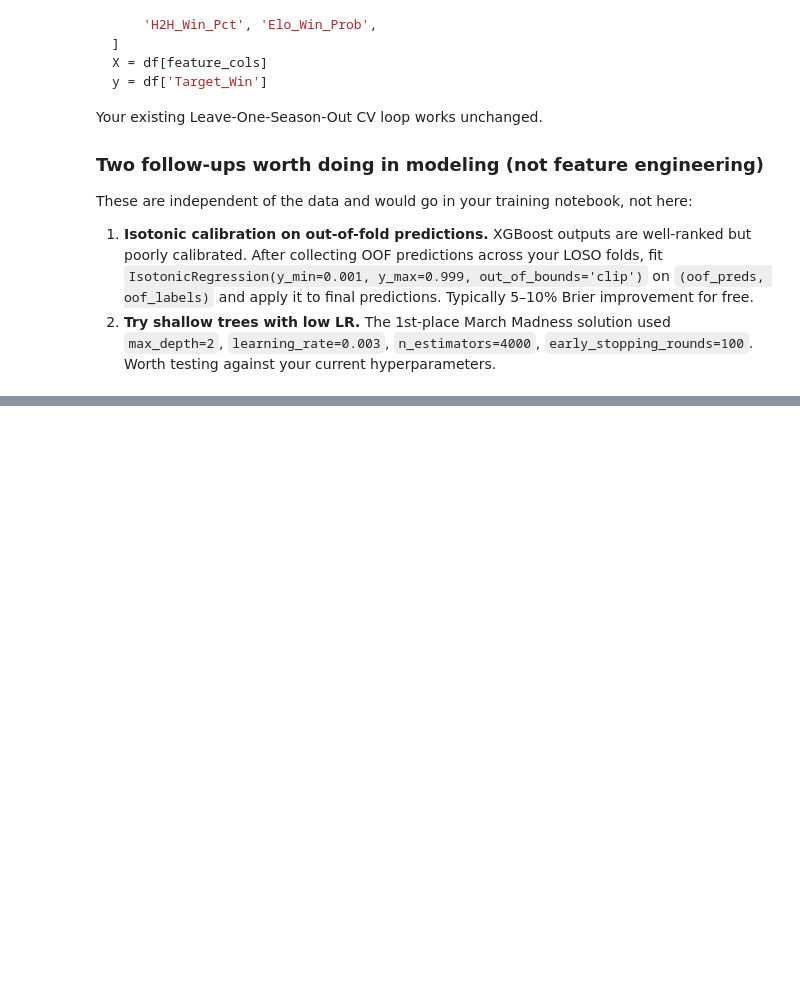
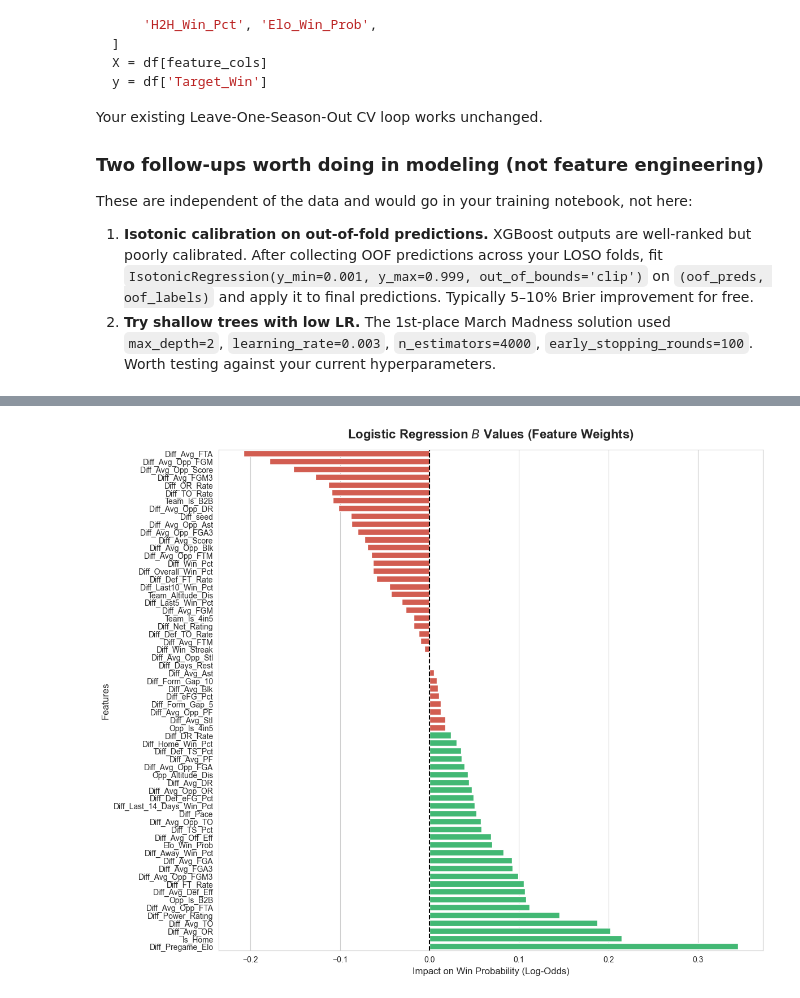
Before and after one commit to fallensnake/IEOR142AProject, a Jupyter notebook: build_features_nba.ipynb, the cells around one changed output, grey strips where cells are left out. Cells and saved outputs as stored; diff of their text form; code cells hidden in the pictures; blank space fills up the shorter version.

Commit message:
Was building logistic regression model for B values and realized the LR model is doing better at predicting than the XGboost

```diff
--- a/build_features_nba.ipynb
+++ b/build_features_nba.ipynb
@@ -728,0 +727,82 @@ Passing `palette` without assigning `hue` is deprecated and will be removed in v
+# %%
+import pandas as pd
+import numpy as np
+import matplotlib.pyplot as plt
+import seaborn as sns
+from sklearn.linear_model import LogisticRegression
+from sklearn.preprocessing import StandardScaler
+
+# ==========================================
+# 1. PREPARE THE ELITE WHITELIST
+# ==========================================
+# The Elite 27 Curated Features
+elite_features = [
+    'Is_Home', 'Team_Altitude_Dis', 'Opp_Altitude_Dis',
+    'Team_Is_B2B', 'Opp_Is_B2B', 'Team_Is_4in5', 'Opp_Is_4in5', 'Diff_Days_Rest',
+    'Elo_Win_Prob', 'Diff_Power_Rating', 'Diff_Net_Rating', 'Diff_Pace',
+    'Diff_eFG_Pct', 'Diff_TS_Pct', 'Diff_OR_Rate', 'Diff_TO_Rate', 'Diff_FT_Rate',
+    'Diff_Def_eFG_Pct', 'Diff_DR_Rate', 'Diff_Def_TO_Rate', 'Diff_Def_FT_Rate', 'Diff_Win_Streak',
+    'Diff_Form_Gap_10', 'Diff_Overall_Win_Pct'
+]
+safe_features = [c for c in df.columns if c.startswith('Diff_')] + elite_features
+# Create a temporary combined dataframe to drop rows cleanly
+temp_df = X.copy()
+temp_df['Target_Win'] = y
+
+# Drop any row that contains a NaN
+clean_df = temp_df.dropna()
+
+print(f"Dropped {len(X) - len(clean_df)} games due to early-season NaNs.")
+
+# Re-split into clean X and y
+X = clean_df.drop(columns=['Target_Win'])
+y = clean_df['Target_Win']
+
+# ==========================================
+# 2. SCALE THE DATA (Crucial for Logistic Regression!)
+# ==========================================
+scaler = StandardScaler()
+X_scaled = scaler.fit_transform(X)
+
+# ==========================================
+# 3. TRAIN THE MODEL & EXTRACT B VALUES
+# ==========================================
+# C=0.1 applies a slight L2 penalty to prevent any single stat from going crazy
+lr_model = LogisticRegression(max_iter=1000, C=0.1, random_state=42)
+lr_model.fit(X_scaled, y)
+
+# Extract the B values (Coefficients)
+b_values = lr_model.coef_[0]
+
+# Create a clean DataFrame of the mathematical weights
+coef_df = pd.DataFrame({
+    'Feature': safe_features,
+    'B_Value': b_values
+}).sort_values(by='B_Value', ascending=True)
+
+# Print the exact formulas
+print("--- EXACT LOGISTIC REGRESSION B VALUES ---")
+for index, row in coef_df.iterrows():
+    print(f"{row['Feature']:<30s} {row['B_Value']:>8.4f}")
+
+# ==========================================
+# 4. VISUALIZE THE WEIGHTS (Positive vs Negative)
+# ==========================================
+plt.figure(figsize=(12, 10))
+sns.set_style("whitegrid")
+
+# Create a color palette: Green for positive weight, Red for negative weight
+colors = ['#e74c3c' if x < 0 else '#2ecc71' for x in coef_df['B_Value']]
+
+ax = sns.barplot(x='B_Value', y='Feature', data=coef_df, palette=colors)
+
+plt.title('Logistic Regression $B$ Values (Feature Weights)', fontsize=16, fontweight='bold', pad=15)
+plt.xlabel('Impact on Win Probability (Log-Odds)', fontsize=12)
+plt.ylabel('Features', fontsize=12)
+
+# Add a vertical line at 0 for easy reading
+plt.axvline(0, color='black', linewidth=1.5, linestyle='--')
+
+plt.tight_layout()
+plt.show()
+# %% [output]
@@ -728,0 +829 @@ Passing `palette` without assigning `hue` is deprecated and will be removed in v
+[figure, added]
```
Also changed, not shown: parts of 6 cells of this notebook.
